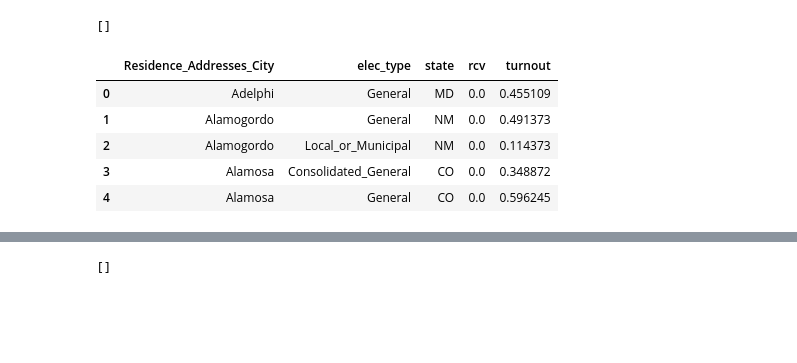
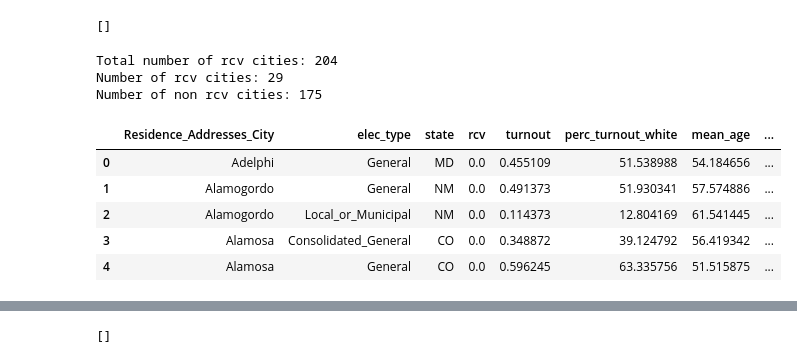
Before and after one commit to jnshzk/capstone, a Jupyter notebook: Census_models.ipynb, the cells around one changed output, grey strips where cells are left out. Cells and saved outputs as stored; diff of their text form; code cells hidden in the pictures; blank space fills up the shorter version.

Commit message:
additional predictions and fine-tuning p-value

```diff
--- a/Census_models.ipynb
+++ b/Census_models.ipynb
@@ -28,0 +41,5 @@ df.Residence_Addresses_City.nunique()
+# %%
+#replace all NAN for voted_voters and total_voters counts  with 0
+
+voters_col = [col for col in voter_df.columns if 'voted_voters' in col or 'total_voters'  in col]
+voter_df[voters_col] = voter_df[voters_col].fillna(0)
@@ -74,0 +113,5 @@ array(['Residence_Addresses_City', 'elec_date', 'elec_year', 'elec_type',
+# %%
+#drop rows with missing values (these rows look like they have very low turnout anyway)
+voter_df.dropna(inplace=True)
+#checking rows with missing values
+voter_df.columns[voter_df.isna().any()].tolist()
@@ -75,5 +120,31 @@ array(['Residence_Addresses_City', 'elec_date', 'elec_year', 'elec_type',
+# %%
+#define RCV and non-rcv cities
+rcv_cities = ['Albany', 'Berkeley', 'Eureka', 'Oakland', 'Palm Desert', 'San Francisco', 'San Leandro',
+             'Las Cruces', 'Santa Fe', 'Boulder', 'Burlington', 'Portland', 'Takoma Park', 'Bluffdale',
+             'Payson', 'Cottonwood Heights', 'Salt Lake City', 'Sandy', 'Midvale', 'Draper', 'Lehi',
+             'Springville', 'South Salt Lake', 'Magna', 'Heber', 'Millcreek', 'Riverton', 'St. Louis Park',
+             'Bloomington', 'Minneapolis', 'Minnetonka']
+non_rcv_cities = list(set(voter_df['Residence_Addresses_City']) - set(rcv_cities))
+
+#function to generate rcv labels
+def label_rcv(row):
+    if row['Residence_Addresses_City'] in rcv_cities:
+        return 1
+    else:
+        return 0
+
+#add rcv label
+voter_df['rcv'] = voter_df.apply(lambda row: label_rcv(row), axis=1)
+
+#add turnout column
+voter_df['turnout'] = voter_df['voted_voters'] / voter_df['total_voters']
 # %%
 #specify columns to use. Don't want to use data that already has turnout information
 # 'FECDonors_TotalDonationsAmount' can be removed since it can be computed using mean_donation and FECDonors_NumberOfDonations
 use_cols = ['Residence_Addresses_City', 'state', 'elec_type',
-             'rcv', 'turnout']
+             'rcv', 'turnout', 'perc_turnout_white', 'mean_age', 'perc_turnout_under_50k',
+           'perc_turnout_over_100k']
+
+#filter to usable columns (i.e. columns that do not show turnout)
+voter_df = voter_df[use_cols]
+voter_df.head()
@@ -115,17 +161,27 @@ df.columns[df.isna().any()].tolist()
 # %% [output]
 []
+# %%
+print("Total number of rcv cities:", voter_df.groupby(['Residence_Addresses_City', 'state']).ngroups)
+print("Number of rcv cities:", voter_df[voter_df['rcv']== 1].groupby(['Residence_Addresses_City', 'state']).ngroups)
+print("Number of non rcv cities:", voter_df[voter_df['rcv']== 0].groupby(['Residence_Addresses_City', 'state']).ngroups)
+# %% [output]
+Total number of rcv cities: 204
+Number of rcv cities: 29
+Number of non rcv cities: 175
 # %%
 #group by city and election type
-df = df.groupby(['Residence_Addresses_City', 'elec_type','state'], as_index=False).mean()
+voter_df = voter_df.groupby(['Residence_Addresses_City', 'elec_type','state'], as_index=False).mean()
+
+#Need both city and state to merge with census data
 # df.drop(columns=['Residence_Addresses_City'], inplace=True)
 
-df.head()
+voter_df.head()
 # %% [output]
-|  | Residence_Addresses_City | elec_type | state | rcv | turnout |
-| 0 | Adelphi | General | MD | 0.0 | 0.455109 |
-| 1 | Alamogordo | General | NM | 0.0 | 0.491373 |
-| 2 | Alamogordo | Local_or_Municipal | NM | 0.0 | 0.114373 |
-| 3 | Alamosa | Consolidated_General | CO | 0.0 | 0.348872 |
-| 4 | Alamosa | General | CO | 0.0 | 0.596245 |
+|  | Residence_Addresses_City | elec_type | state | rcv | turnout | perc_turnout_white | mean_age | ... |
+| 0 | Adelphi | General | MD | 0.0 | 0.455109 | 51.538988 | 54.184656 | ... |
+| 1 | Alamogordo | General | NM | 0.0 | 0.491373 | 51.930341 | 57.574886 | ... |
+| 2 | Alamogordo | Local_or_Municipal | NM | 0.0 | 0.114373 | 12.804169 | 61.541445 | ... |
+| 3 | Alamosa | Consolidated_General | CO | 0.0 | 0.348872 | 39.124792 | 56.419342 | ... |
+| 4 | Alamosa | General | CO | 0.0 | 0.596245 | 63.335756 | 51.515875 | ... |
 # %%
 #examine data
```
Also changed, not shown: parts of 126 cells of this notebook.
